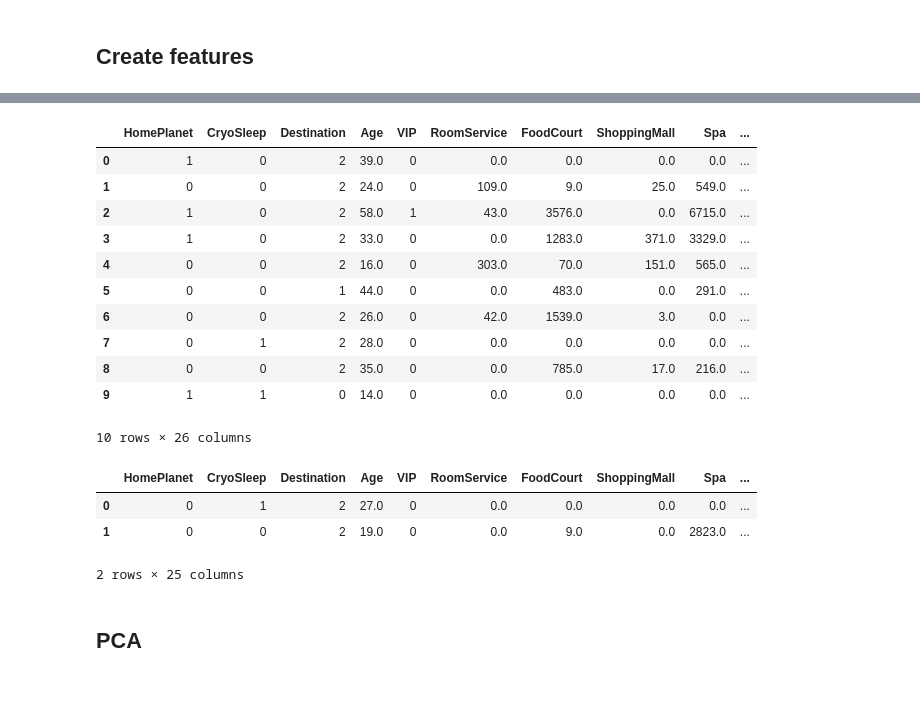
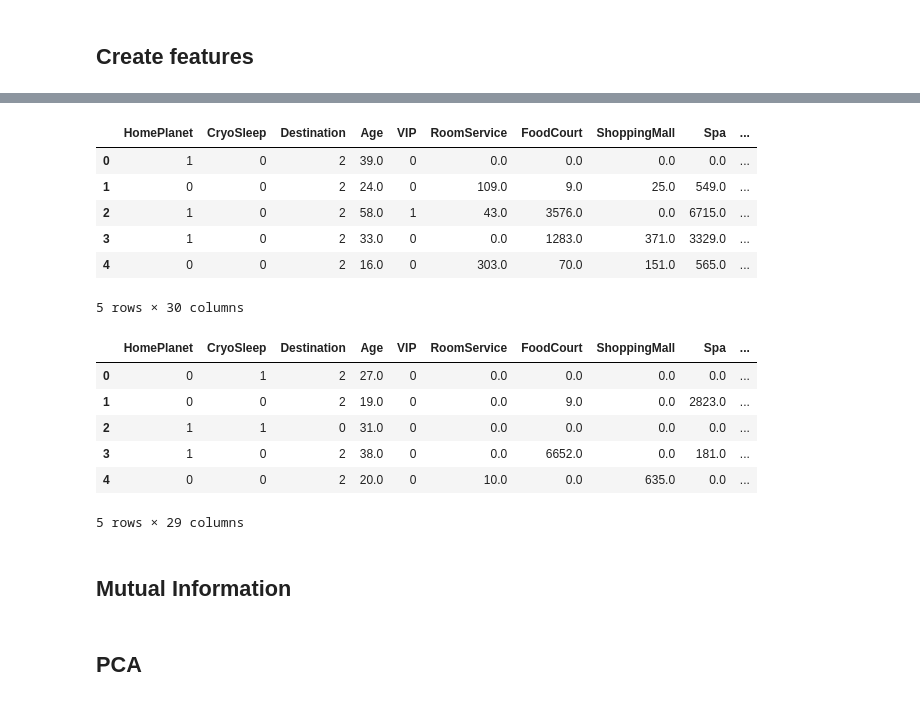
Before and after one commit to Manhow/Kaggle, a Jupyter notebook: Spaceship_Titanic.ipynb, the cells around one changed output, grey strips where cells are left out. Drawn from its saved outputs; the diff is of its cells as text; code cells hidden in the pictures.

```diff
--- a/Spaceship_Titanic.ipynb
+++ b/Spaceship_Titanic.ipynb
@@ -300,22 +330,22 @@ Mem. usage decreased to  1.04 Mb (54.3% reduction)
 # %%
-df_train.head(10)
+df_data.head(5)
 # %% [output]
 |  | HomePlanet | CryoSleep | Destination | Age | VIP | RoomService | FoodCourt | ShoppingMall | Spa | ... |
 | 0 | 1 | 0 | 2 | 39.0 | 0 | 0.0 | 0.0 | 0.0 | 0.0 | ... |
 | 1 | 0 | 0 | 2 | 24.0 | 0 | 109.0 | 9.0 | 25.0 | 549.0 | ... |
 | 2 | 1 | 0 | 2 | 58.0 | 1 | 43.0 | 3576.0 | 0.0 | 6715.0 | ... |
 | 3 | 1 | 0 | 2 | 33.0 | 0 | 0.0 | 1283.0 | 371.0 | 3329.0 | ... |
 | 4 | 0 | 0 | 2 | 16.0 | 0 | 303.0 | 70.0 | 151.0 | 565.0 | ... |
-| 5 | 0 | 0 | 1 | 44.0 | 0 | 0.0 | 483.0 | 0.0 | 291.0 | ... |
-| 6 | 0 | 0 | 2 | 26.0 | 0 | 42.0 | 1539.0 | 3.0 | 0.0 | ... |
-| 7 | 0 | 1 | 2 | 28.0 | 0 | 0.0 | 0.0 | 0.0 | 0.0 | ... |
-| 8 | 0 | 0 | 2 | 35.0 | 0 | 0.0 | 785.0 | 17.0 | 216.0 | ... |
-| 9 | 1 | 1 | 0 | 14.0 | 0 | 0.0 | 0.0 | 0.0 | 0.0 | ... |
-10 rows × 26 columns
+5 rows × 30 columns
 # %%
-df_test.head(2)
+df_test.head(5)
 # %% [output]
 |  | HomePlanet | CryoSleep | Destination | Age | VIP | RoomService | FoodCourt | ShoppingMall | Spa | ... |
 | 0 | 0 | 1 | 2 | 27.0 | 0 | 0.0 | 0.0 | 0.0 | 0.0 | ... |
 | 1 | 0 | 0 | 2 | 19.0 | 0 | 0.0 | 9.0 | 0.0 | 2823.0 | ... |
+| 2 | 1 | 1 | 0 | 31.0 | 0 | 0.0 | 0.0 | 0.0 | 0.0 | ... |
+| 3 | 1 | 0 | 2 | 38.0 | 0 | 0.0 | 6652.0 | 0.0 | 181.0 | ... |
+| 4 | 0 | 0 | 2 | 20.0 | 0 | 10.0 | 0.0 | 635.0 | 0.0 | ... |
-2 rows × 25 columns
+5 rows × 29 columns
+# %% [markdown]
+## Mutual Information
```
Also changed, not shown: parts of 21 cells of this notebook.
